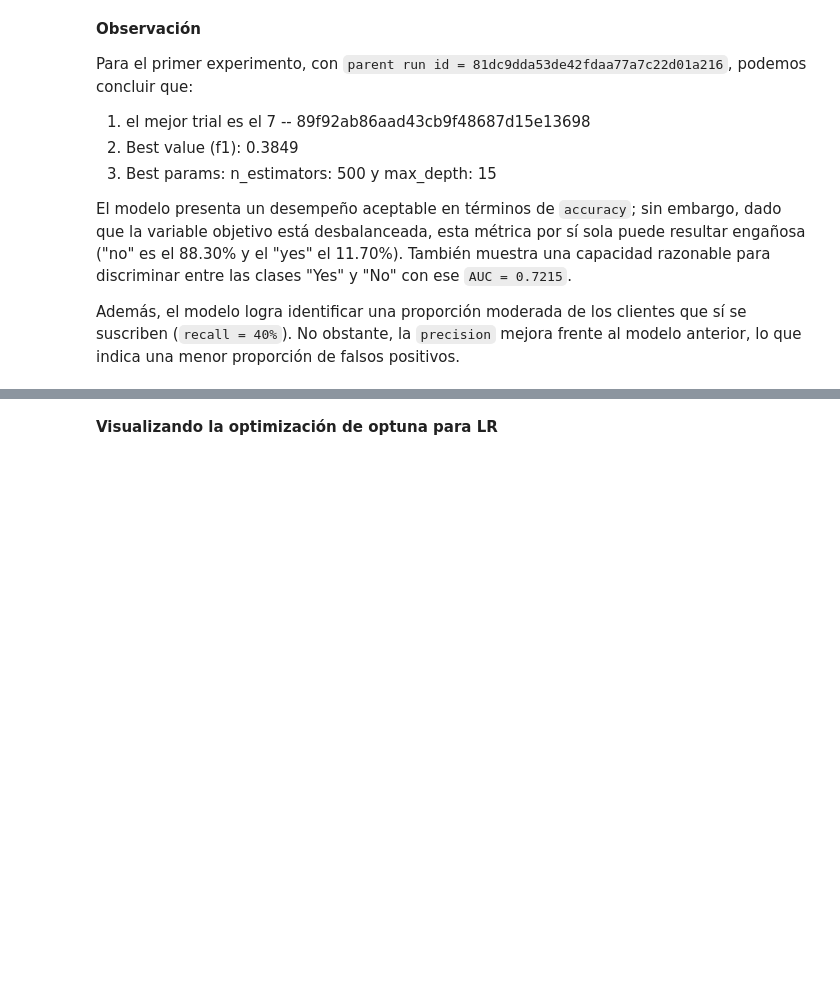
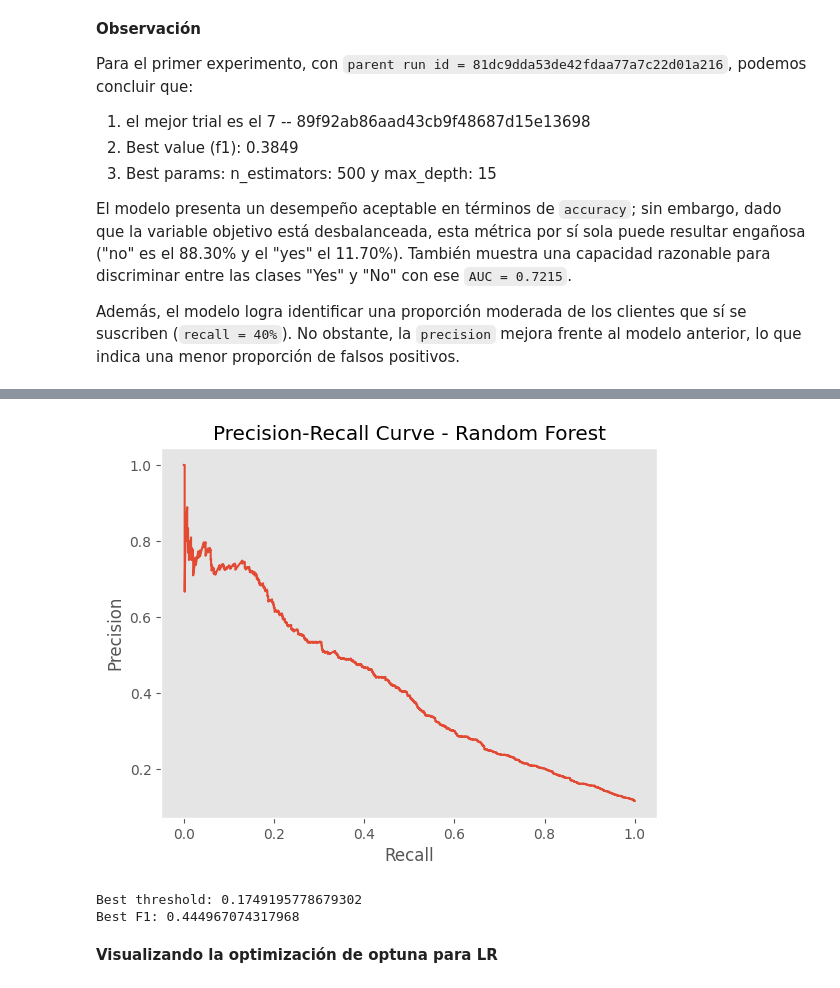
Before and after one commit to lfescobarg/Proyecto_final_MLops, a Jupyter notebook: notebooks/02-Experiment-Tracking/Experiment_Tracking.ipynb, the cells around one changed output, grey strips where cells are left out. Cells and saved outputs as stored; diff of their text form; code cells hidden in the pictures; blank space fills up the shorter version.

Commit message:
feat(model): optimize classification threshold to improve F1-score in Random Forest

```diff
--- a/notebooks/02-Experiment-Tracking/Experiment_Tracking.ipynb
+++ b/notebooks/02-Experiment-Tracking/Experiment_Tracking.ipynb
@@ -15,0 +39,3 @@ df.head()
+# %%
+# crear una variable que indique si el cliente tiene alguna deuda (hipoteca o préstamo)
+df['has_debt'] = ((df['housing'] == 'yes') | (df['loan'] == 'yes')).astype(int)
@@ -26 +67,5 @@ Index(['age', 'job', 'marital', 'education', 'default', 'balance', 'housing',
       dtype='object')
+# %%
+df["pdays_clean"] = df["pdays_clean"].astype(float)
+df["previous"] = df["previous"].astype(float)
+df["campaign_log"] = df["campaign_log"].astype(float)
@@ -677,3 +935,25 @@ Para el primer experimento, con `parent run id = 81dc9dda53de42fdaa77a7c22d01a21
 El modelo presenta un desempeño aceptable en términos de `accuracy`; sin embargo, dado que la variable objetivo está desbalanceada, esta métrica por sí sola puede resultar engañosa ("no" es el 88.30% y el "yes" el 11.70%). También muestra una capacidad razonable para discriminar entre las clases "Yes" y "No" con ese `AUC = 0.7215`.
 
 Además, el modelo logra identificar una proporción moderada de los clientes que sí se suscriben (`recall = 40%`). No obstante, la `precision` mejora frente al modelo anterior, lo que indica una menor proporción de falsos positivos.
+# %%
+from sklearn.pipeline import Pipeline
+from sklearn.ensemble import RandomForestClassifier
+
+pipeline_rf_final = Pipeline(
+    steps=[
+        ("preprocessor", tree_preprocessor),
+        ("model", RandomForestClassifier(
+            n_estimators=best_params["n_estimators"],
+            max_depth=best_params["max_depth"],
+            random_state=42,
+            n_jobs=-1
+        ))
+    ]
+)
+# %%
+y_pred_rf, y_proba_rf, metrics_rf = evaluate_classification_model(
+    pipeline_rf_final,
+    X_train, y_train,
+    X_test, y_test,
+    pos_label="yes"
+)
@@ -680,3 +966,29 @@ Además, el modelo logra identificar una proporción moderada de los clientes qu
+# %%
+from sklearn.metrics import precision_recall_curve
+import matplotlib.pyplot as plt
+
+y_test_num = y_test.map({"no": 0, "yes": 1})
+
+precision, recall, thresholds = precision_recall_curve(y_test_num, y_proba_rf)
+
+plt.plot(recall, precision)
+plt.xlabel("Recall")
+plt.ylabel("Precision")
+plt.title("Precision-Recall Curve - Random Forest")
+plt.grid()
+plt.show()
+# %% [output]
+[figure, added]
+# %%
+f1_scores = 2 * (precision * recall) / (precision + recall)
+
+best_idx = f1_scores.argmax()
+
+print("Best threshold:", thresholds[best_idx])
+print("Best F1:", f1_scores[best_idx])
+# %% [output]
+Best threshold: 0.1749195778679302
+Best F1: 0.444967074317968
 # %% [markdown]
 **Visualizando la optimización de optuna para LR**
 # %%
```
Also changed, not shown: parts of 26 cells of this notebook, 3 other files.
